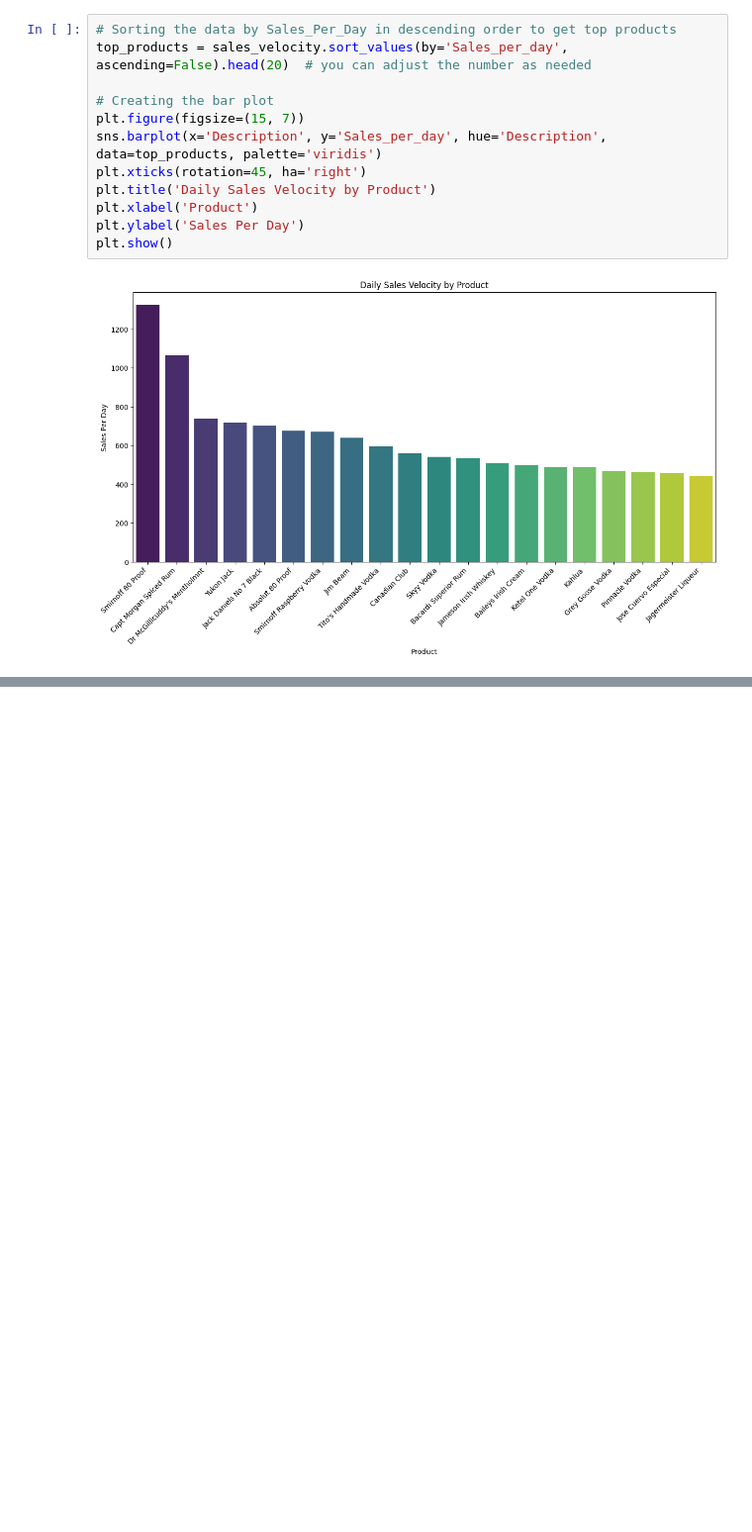
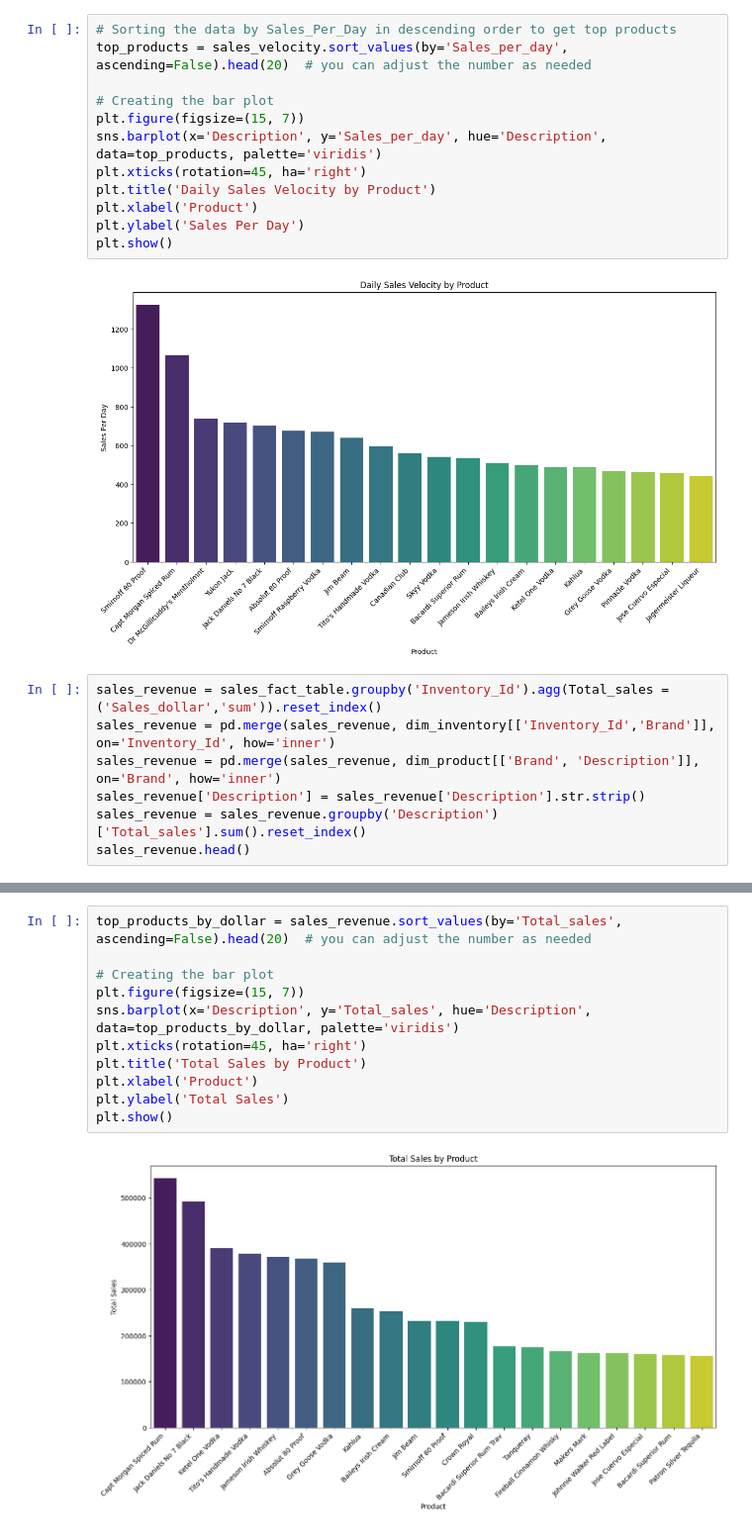
Before and after one commit to huynhat0207/data-analysis-project, a Jupyter notebook: visualize.ipynb, the cells around one changed output, grey strips where cells are left out. Shown at 99% size. Cells and saved outputs as stored; diff of their text form; blank space fills up the shorter version.

```diff
--- a/visualize.ipynb
+++ b/visualize.ipynb
@@ -172,3 +194,10 @@ plt.ylabel('Sales Per Day')
 plt.show()
 # %% [output]
 [figure]
+# %%
+sales_revenue = sales_fact_table.groupby('Inventory_Id').agg(Total_sales =('Sales_dollar','sum')).reset_index()
+sales_revenue = pd.merge(sales_revenue, dim_inventory[['Inventory_Id','Brand']], on='Inventory_Id', how='inner')
+sales_revenue = pd.merge(sales_revenue, dim_product[['Brand', 'Description']], on='Brand', how='inner')
+sales_revenue['Description'] = sales_revenue['Description'].str.strip()
+sales_revenue = sales_revenue.groupby('Description')['Total_sales'].sum().reset_index()
+sales_revenue.head()
@@ -174,0 +211,13 @@ plt.show()
+# %%
+top_products_by_dollar = sales_revenue.sort_values(by='Total_sales', ascending=False).head(20)  # you can adjust the number as needed
+
+# Creating the bar plot
+plt.figure(figsize=(15, 7))
+sns.barplot(x='Description', y='Total_sales', hue='Description', data=top_products_by_dollar, palette='viridis')
+plt.xticks(rotation=45, ha='right')
+plt.title('Total Sales by Product')
+plt.xlabel('Product')
+plt.ylabel('Total Sales')
+plt.show()
+# %% [output]
+[figure, added]
```
Also changed, not shown: parts of 24 cells of this notebook, 1 other file.
